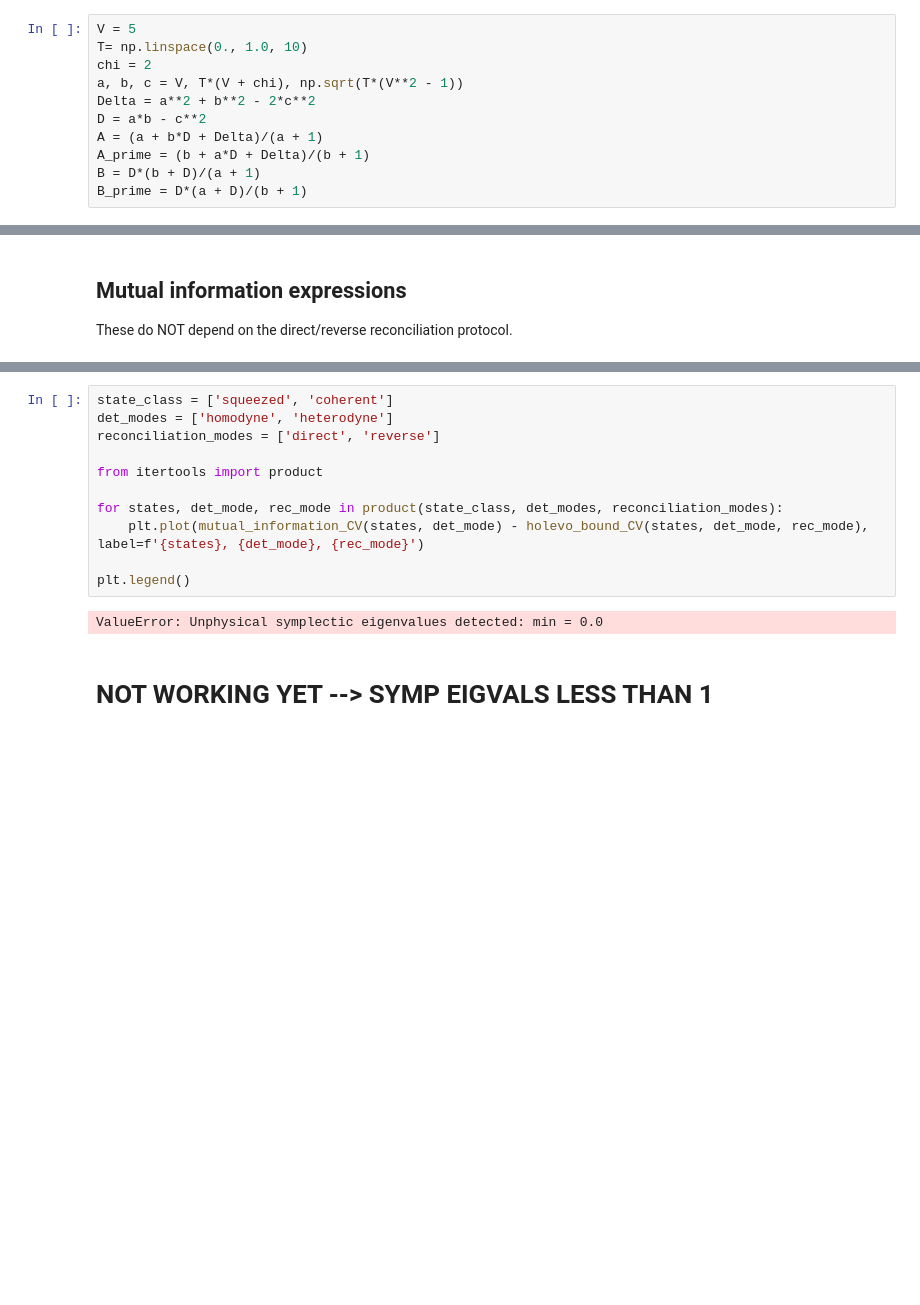
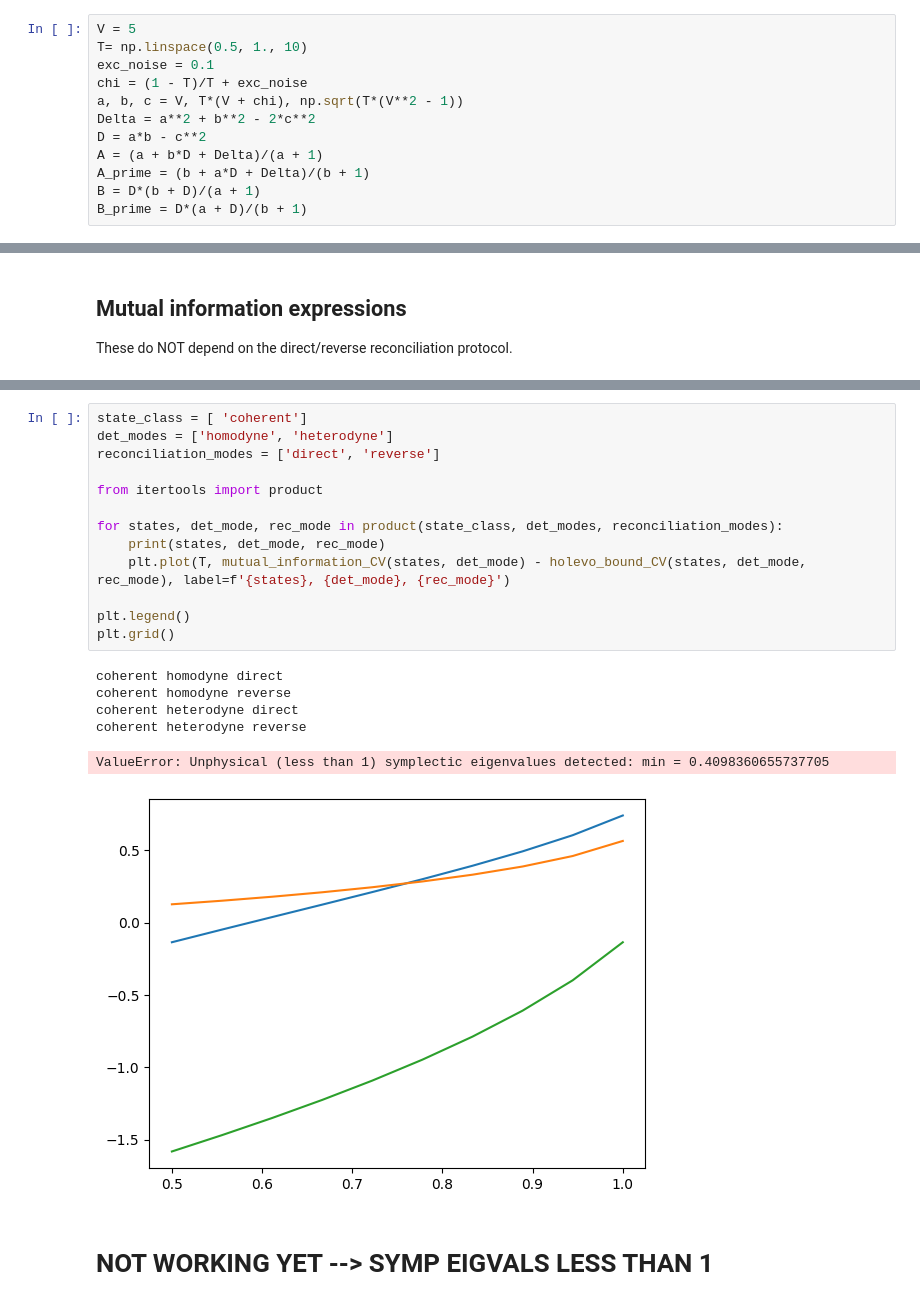
Before and after one commit to lucamar91/qkd_networks, a Jupyter notebook: new_protocols.ipynb, the cells around one changed output, grey strips where cells are left out. Saved outputs shown, nothing was run; the diff lists cells and outputs as text; blank space fills up the shorter version.

```diff
--- a/new_protocols.ipynb
+++ b/new_protocols.ipynb
@@ -22,8 +22,9 @@ NOTE: the $G(x)$ in the table corresponds to the `g(x)` entropy function defined
 ![alt text](zhang_table.png)
 # %%
 V = 5
-T= np.linspace(0., 1.0, 10)
-chi = 2
+T= np.linspace(0.5, 1., 10)
+exc_noise = 0.1
+chi = (1 - T)/T + exc_noise
 a, b, c = V, T*(V + chi), np.sqrt(T*(V**2 - 1))
 Delta = a**2 + b**2 - 2*c**2
 D = a*b - c**2
@@ -144,17 +147,24 @@ def holevo_bound_CV(states='squeezed', detection_mode='homodyne', reconciliation
     else:
         raise ValueError("Invalid \'states\', \'detection_mode\' or \'reconciliation\' argument")
 # %%
-state_class = ['squeezed', 'coherent']
+state_class = [ 'coherent']
 det_modes = ['homodyne', 'heterodyne']
 reconciliation_modes = ['direct', 'reverse']
 
 from itertools import product
 
 for states, det_mode, rec_mode in product(state_class, det_modes, reconciliation_modes):
-    plt.plot(mutual_information_CV(states, det_mode) - holevo_bound_CV(states, det_mode, rec_mode), label=f'{states}, {det_mode}, {rec_mode}')
+    print(states, det_mode, rec_mode)
+    plt.plot(T, mutual_information_CV(states, det_mode) - holevo_bound_CV(states, det_mode, rec_mode), label=f'{states}, {det_mode}, {rec_mode}')
 
 plt.legend()
+plt.grid()
 # %% [output]
-ValueError: Unphysical symplectic eigenvalues detected: min = 0.0
+coherent homodyne direct
+coherent homodyne reverse
+coherent heterodyne direct
+coherent heterodyne reverse
+ValueError: Unphysical (less than 1) symplectic eigenvalues detected: min = 0.4098360655737705
+[figure, added]
 # %% [markdown]
 # NOT WORKING YET --> SYMP EIGVALS LESS THAN 1
```
Also changed, not shown: parts of 2 cells of this notebook.
